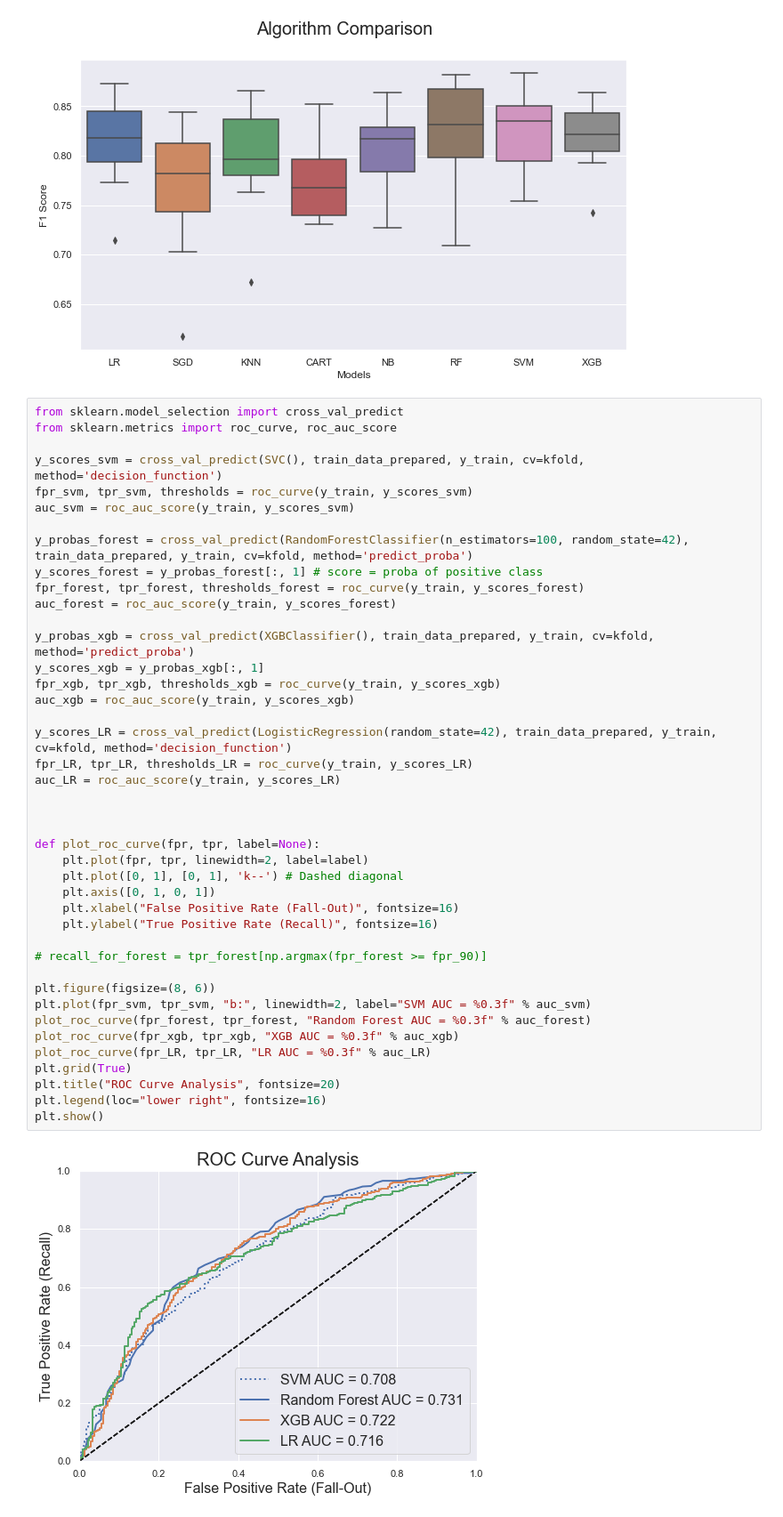
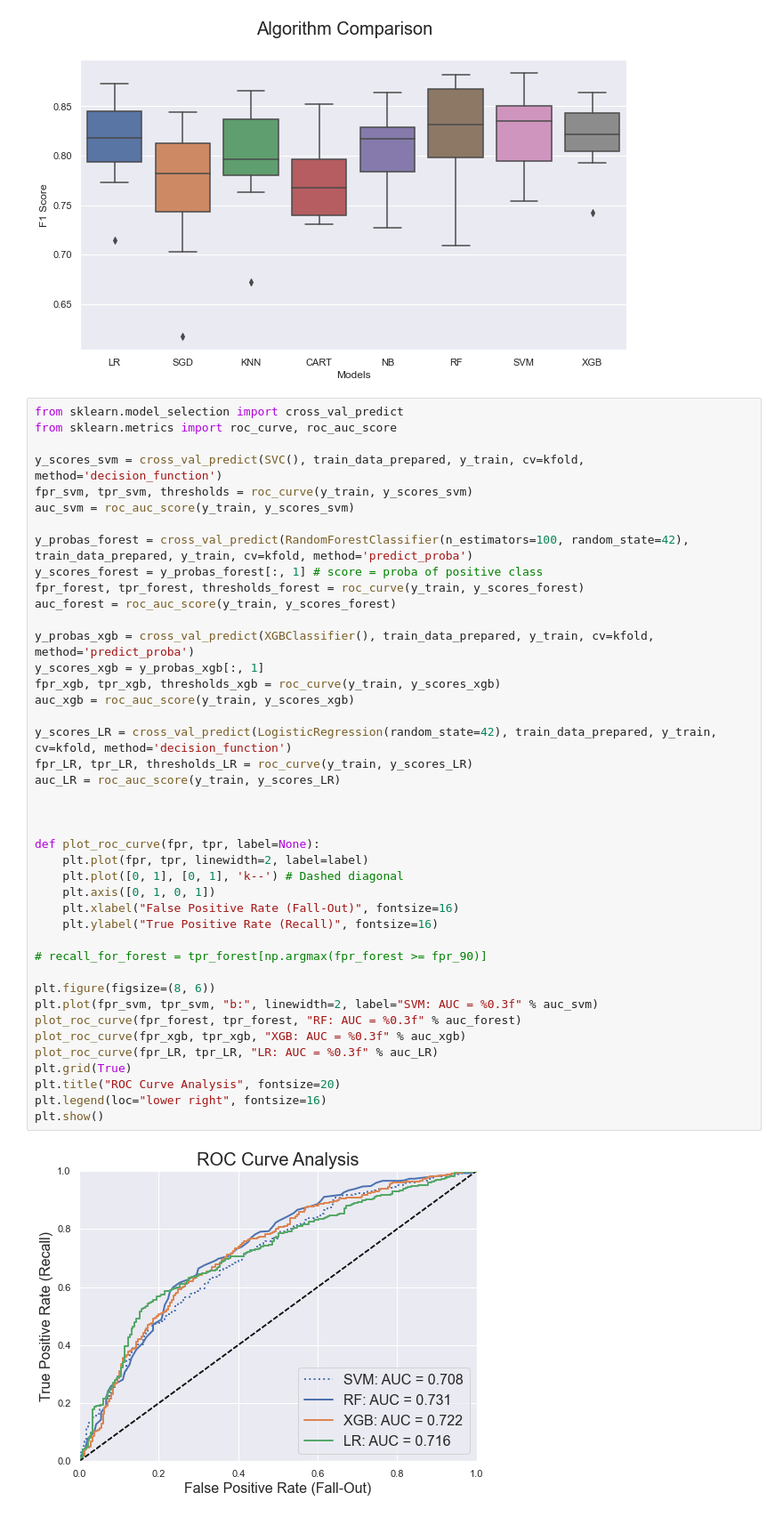
Before and after one commit to jpzambranoleon/german-credit-data-project, a Jupyter notebook: model.ipynb, the cells around one changed output. Shown: that part at 89% size. Saved outputs shown, nothing was run; the diff lists cells and outputs as text.

```diff
--- a/model.ipynb
+++ b/model.ipynb
@@ -259,38 +262,38 @@ y_probas_forest = cross_val_predict(RandomForestClassifier(n_estimators=100, ran
 y_scores_forest = y_probas_forest[:, 1] # score = proba of positive class
 fpr_forest, tpr_forest, thresholds_forest = roc_curve(y_train, y_scores_forest)
 auc_forest = roc_auc_score(y_train, y_scores_forest)
 
 y_probas_xgb = cross_val_predict(XGBClassifier(), train_data_prepared, y_train, cv=kfold, method='predict_proba')
 y_scores_xgb = y_probas_xgb[:, 1]
 fpr_xgb, tpr_xgb, thresholds_xgb = roc_curve(y_train, y_scores_xgb)
 auc_xgb = roc_auc_score(y_train, y_scores_xgb)
 
 y_scores_LR = cross_val_predict(LogisticRegression(random_state=42), train_data_prepared, y_train, cv=kfold, method='decision_function')
 fpr_LR, tpr_LR, thresholds_LR = roc_curve(y_train, y_scores_LR)
 auc_LR = roc_auc_score(y_train, y_scores_LR)
 
 
 
 def plot_roc_curve(fpr, tpr, label=None):
     plt.plot(fpr, tpr, linewidth=2, label=label)
     plt.plot([0, 1], [0, 1], 'k--') # Dashed diagonal
     plt.axis([0, 1, 0, 1])
     plt.xlabel("False Positive Rate (Fall-Out)", fontsize=16)
     plt.ylabel("True Positive Rate (Recall)", fontsize=16)
 
 # recall_for_forest = tpr_forest[np.argmax(fpr_forest >= fpr_90)]
 
 plt.figure(figsize=(8, 6))
-plt.plot(fpr_svm, tpr_svm, "b:", linewidth=2, label="SVM AUC = %0.3f" % auc_svm)
-plot_roc_curve(fpr_forest, tpr_forest, "Random Forest AUC = %0.3f" % auc_forest)
-plot_roc_curve(fpr_xgb, tpr_xgb, "XGB AUC = %0.3f" % auc_xgb)
-plot_roc_curve(fpr_LR, tpr_LR, "LR AUC = %0.3f" % auc_LR)
+plt.plot(fpr_svm, tpr_svm, "b:", linewidth=2, label="SVM: AUC = %0.3f" % auc_svm)
+plot_roc_curve(fpr_forest, tpr_forest, "RF: AUC = %0.3f" % auc_forest)
+plot_roc_curve(fpr_xgb, tpr_xgb, "XGB: AUC = %0.3f" % auc_xgb)
+plot_roc_curve(fpr_LR, tpr_LR, "LR: AUC = %0.3f" % auc_LR)
 plt.grid(True)
 plt.title("ROC Curve Analysis", fontsize=20)
 plt.legend(loc="lower right", fontsize=16)
 plt.show()
 # %% [output]
-[figure, old version]
+[figure, new version]
 # %%
 from sklearn.metrics import precision_score, recall_score
 
```
Also changed, not shown: parts of 3 cells of this notebook.
